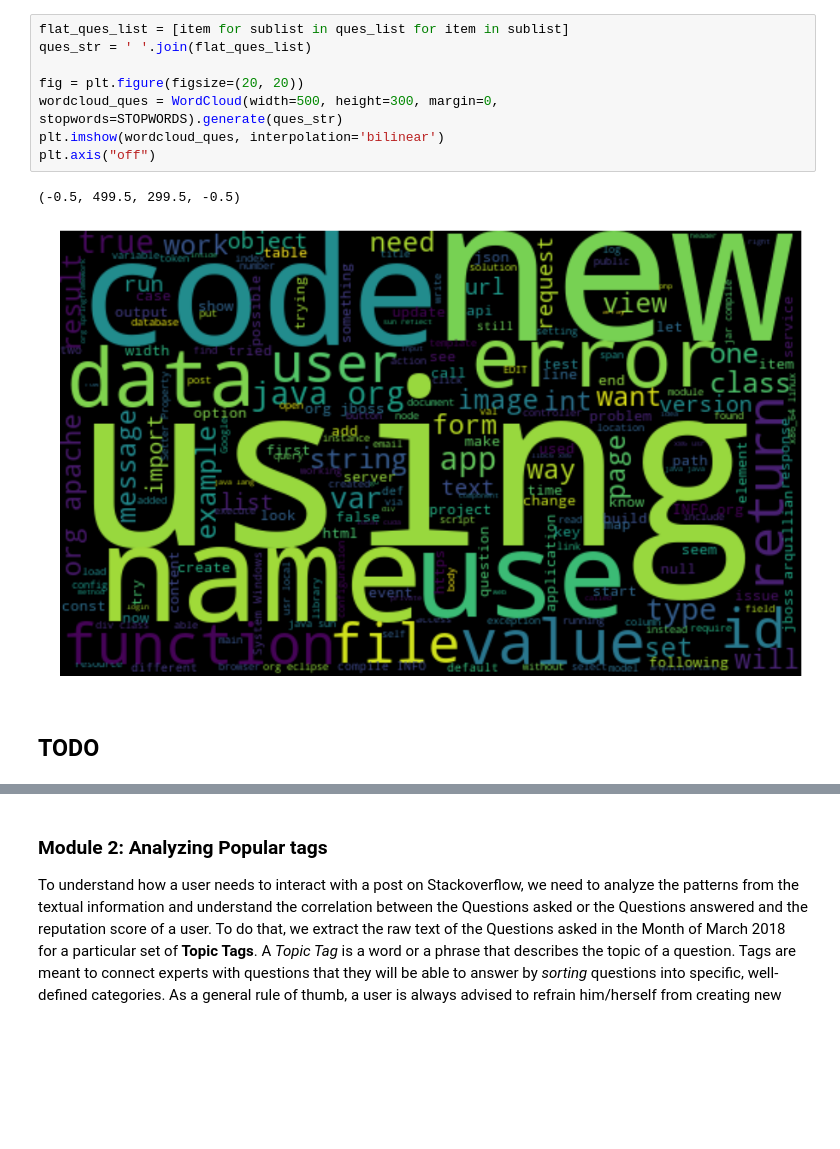
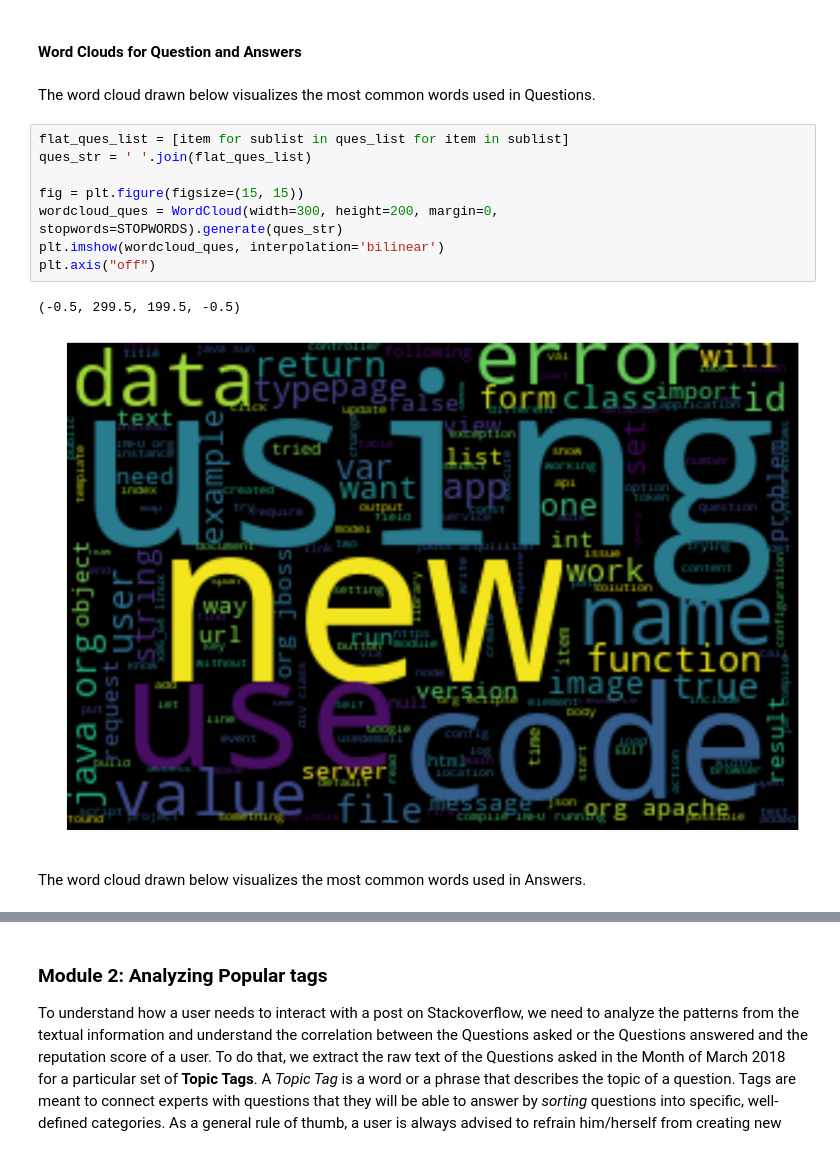
Before and after one commit to stripathi08/CMU_15688, a Jupyter notebook: Building Reputation on StackOverflow.ipynb, the cells around one changed output, grey strips where cells are left out. Saved outputs shown, nothing was run; the diff lists cells and outputs as text; blank space fills up the shorter version.

```diff
--- a/Building Reputation on StackOverflow.ipynb
+++ b/Building Reputation on StackOverflow.ipynb
@@ -348,19 +295,23 @@ show(row(p0, p1, p2))
 # %% [output]
 [interactive output not drawn]
 [interactive output not drawn]
+# %% [markdown]
+#### Word Clouds for Question and Answers
+# %% [markdown]
+The word cloud drawn below visualizes the most common words used in Questions.
 # %%
 flat_ques_list = [item for sublist in ques_list for item in sublist]
 ques_str = ' '.join(flat_ques_list)
 
-fig = plt.figure(figsize=(20, 20))
-wordcloud_ques = WordCloud(width=500, height=300, margin=0, stopwords=STOPWORDS).generate(ques_str)
+fig = plt.figure(figsize=(15, 15))
+wordcloud_ques = WordCloud(width=300, height=200, margin=0, stopwords=STOPWORDS).generate(ques_str)
 plt.imshow(wordcloud_ques, interpolation='bilinear')
 plt.axis("off")
 # %% [output]
-(-0.5, 499.5, 299.5, -0.5)
+(-0.5, 299.5, 199.5, -0.5)
-[figure, old version]
+[figure, new version]
-# %% [markdown]
-## TODO
+# %% [markdown]
+The word cloud drawn below visualizes the most common words used in Answers.
 # %%
 flat_ans_list = [item for sublist in ans_list for item in sublist]
 ans_str = ' '.join(flat_ans_list)
```
Also changed, not shown: parts of 65 cells of this notebook.
